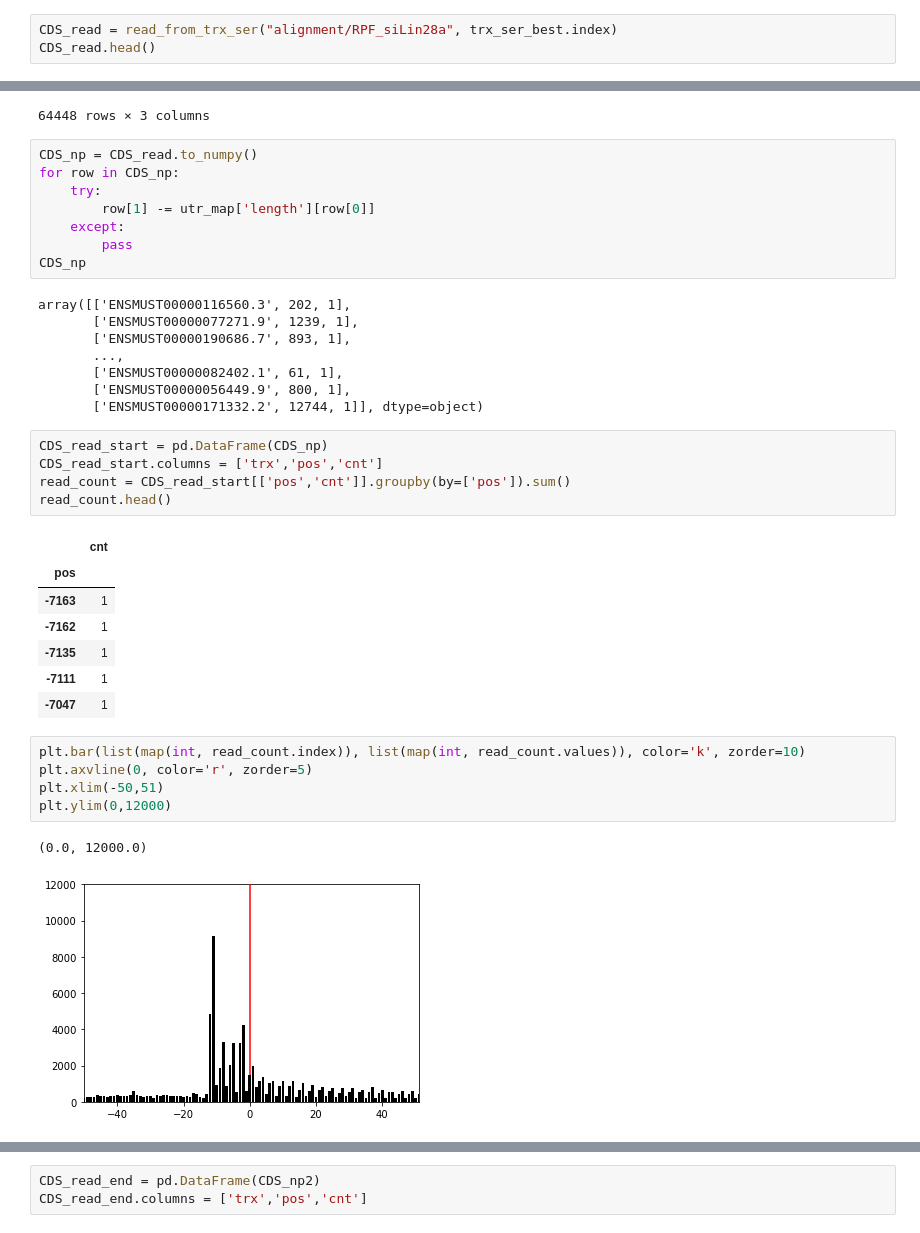
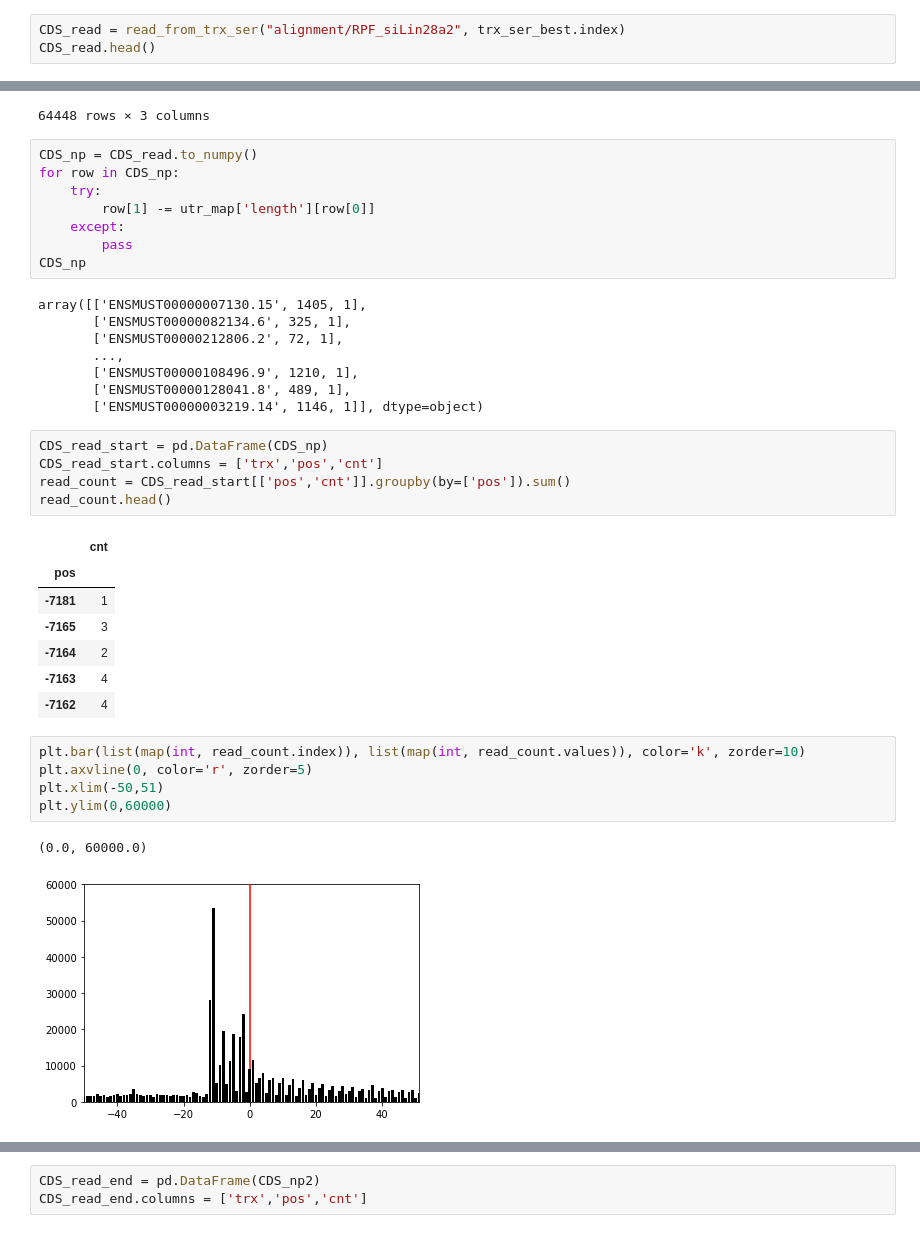
Before and after one commit to kangjunseo/Bioinformatics, a Jupyter notebook: QBioLab_Internship/Mission3.ipynb, the cells around one changed output, grey strips where cells are left out. Saved outputs shown, nothing was run; the diff lists cells and outputs as text.

```diff
--- a/QBioLab_Internship/Mission3.ipynb
+++ b/QBioLab_Internship/Mission3.ipynb
@@ -267,7 +267,7 @@ trx_ser_best
 | ENSMUST00000204521.2 | 22 | ENSMUSG00000107588.2 |
 10930 rows × 2 columns
 # %%
-CDS_read = read_from_trx_ser("alignment/RPF_siLin28a", trx_ser_best.index)
+CDS_read = read_from_trx_ser("alignment/RPF_siLin28a2", trx_ser_best.index)
 CDS_read.head()
 # %% [output]
 |  | trx | pos | cnt |
@@ -305,13 +305,13 @@ for row in CDS_np:
         pass
 CDS_np
 # %% [output]
-array([['ENSMUST00000116560.3', 202, 1],
-       ['ENSMUST00000077271.9', 1239, 1],
-       ['ENSMUST00000190686.7', 893, 1],
+array([['ENSMUST00000007130.15', 1405, 1],
+       ['ENSMUST00000082134.6', 325, 1],
+       ['ENSMUST00000212806.2', 72, 1],
        ...,
-       ['ENSMUST00000082402.1', 61, 1],
-       ['ENSMUST00000056449.9', 800, 1],
-       ['ENSMUST00000171332.2', 12744, 1]], dtype=object)
+       ['ENSMUST00000108496.9', 1210, 1],
+       ['ENSMUST00000128041.8', 489, 1],
+       ['ENSMUST00000003219.14', 1146, 1]], dtype=object)
 # %%
 CDS_read_start = pd.DataFrame(CDS_np)
 CDS_read_start.columns = ['trx','pos','cnt']
@@ -320,19 +320,19 @@ read_count.head()
 # %% [output]
 |  | cnt |
 | pos |  |
-| -7163 | 1 |
-| -7162 | 1 |
-| -7135 | 1 |
-| -7111 | 1 |
-| -7047 | 1 |
+| -7181 | 1 |
+| -7165 | 3 |
+| -7164 | 2 |
+| -7163 | 4 |
+| -7162 | 4 |
 # %%
 plt.bar(list(map(int, read_count.index)), list(map(int, read_count.values)), color='k', zorder=10)
 plt.axvline(0, color='r', zorder=5)
 plt.xlim(-50,51)
-plt.ylim(0,12000)
+plt.ylim(0,60000)
 # %% [output]
-(0.0, 12000.0)
+(0.0, 60000.0)
-[figure, old version]
+[figure, new version]
 # %%
 CDS_np2 = CDS_read.to_numpy()
 for row in CDS_np2:
```
Also changed, not shown: parts of 21 cells of this notebook.
